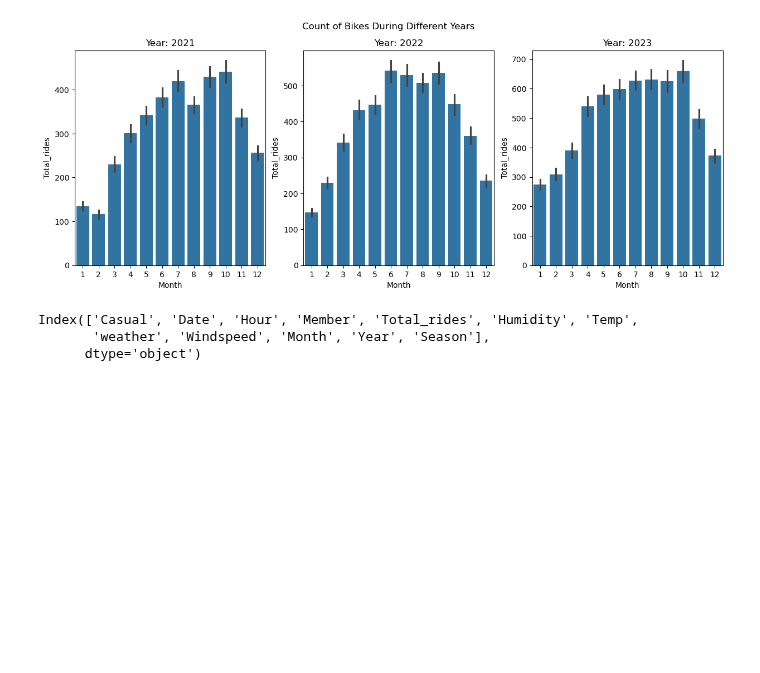
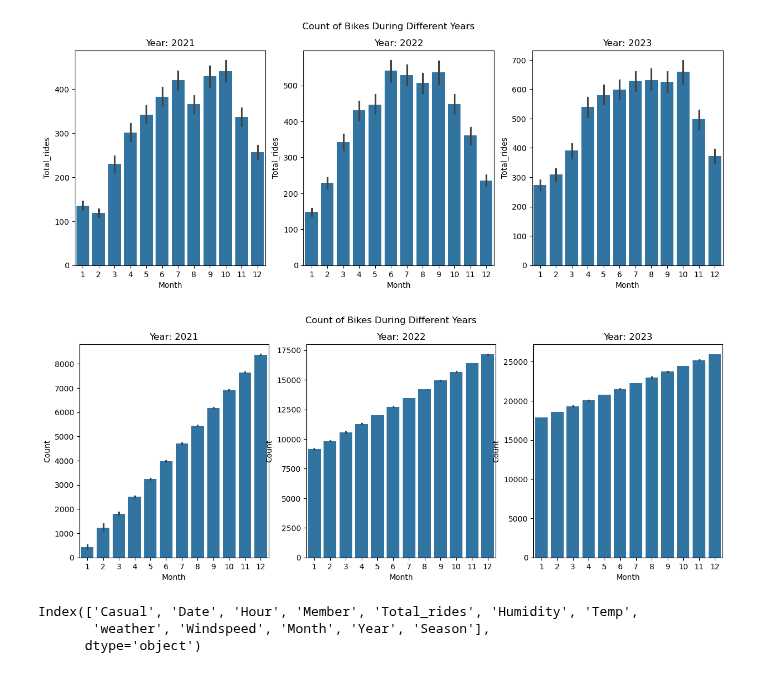
Before and after one commit to Sudha25a/Bike-project-3, a Jupyter notebook: Bike project Hour.ipynb, the cells around one changed output. Saved outputs shown, nothing was run; the diff lists cells and outputs as text; code cells hidden in the pictures; blank space fills up the shorter version.

```diff
--- a/Bike project Hour.ipynb
+++ b/Bike project Hour.ipynb
@@ -180,6 +192,19 @@ for i, year in enumerate(dfH['Year'].unique()):
 plt.show()
 # %% [output]
 [figure]
+# %%
+# Create separate subplots for each year
+fig, axes = plt.subplots(nrows=1, ncols=3, figsize=(15, 5))
+fig.suptitle('Count of Bikes During Different Years')
+
+for i, year in enumerate(dfH['Year'].unique()):
+    year_data = dfH[dfH['Year'] == year]
+    sns.barplot(data=year_data, x='Month', y='Count', ax=axes[i])
+    axes[i].set_title(f'Year: {year}')
+
+plt.show()
+# %% [output]
+[figure, added]
 # %%
 dfH.columns
 # %% [output]
```
Also changed, not shown: parts of 11 cells of this notebook, 2 other files.
